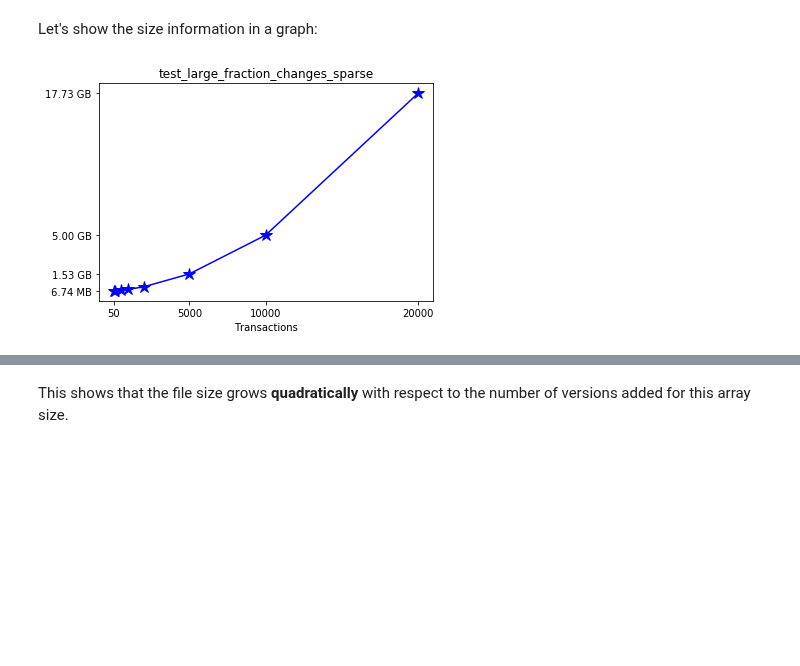
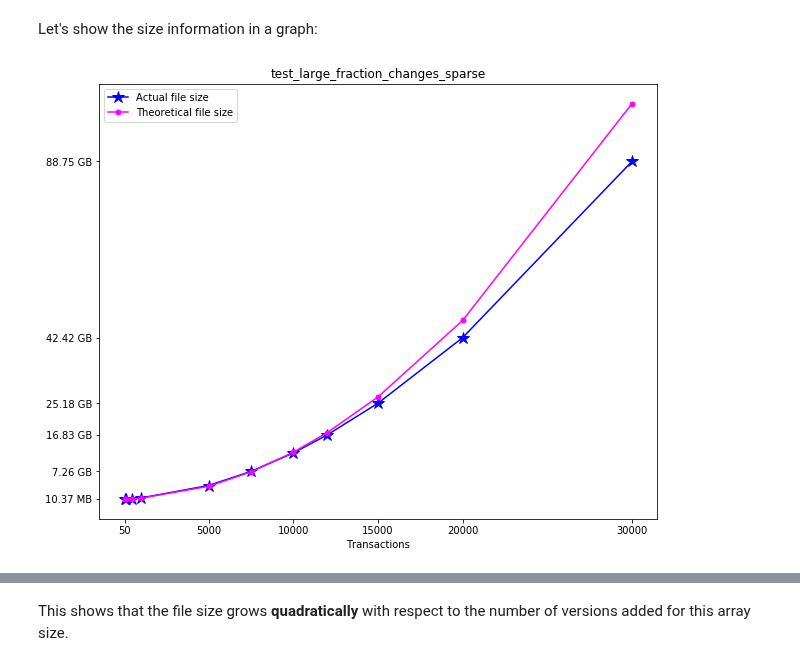
Before and after one commit to deshaw/versioned-hdf5, a Jupyter notebook: analysis/Test - File sizes (fixed array size).ipynb, the cells around one changed output, grey strips where cells are left out. Cells and saved outputs as stored; diff of their text form; code cells hidden in the pictures; blank space fills up the shorter version.

Commit message:
Added info on lower bound for test_large_fractions_sparse to file sizes notebook. Added deterministic version of data generation.

```diff
--- a/analysis/Test - File sizes (fixed array size).ipynb
+++ b/analysis/Test - File sizes (fixed array size).ipynb
@@ -74,7 +75,7 @@ testname = "test_large_fraction_changes_sparse"
 # %% [markdown]
 We have tested the following numbers of versions (or transactions):
 # %%
-num_transactions_1 = [50, 100, 500, 1000, 2000, 5000, 10000, 20000]
+num_transactions_1 = [50, 100, 500, 1000, 5000, 7500, 10000, 12000, 15000, 20000, 30000]
 # %%
 tests = []
 for t in num_transactions_1:
@@ -96,10 +96,12 @@ Note that the array size also grows as the number of versions grows:
 # %%
-print("Array sizes:")
 for test in tests:
     lengths = []
+    total_size = 0
     for vname in test['data']._versions:
         if vname != '__first_version__':
             version = test['data'][vname]
             group_key = list(version.keys())[0]
             lengths.append(len(version[group_key]['val']))
-    print(f"File with {test['num_transactions']}: min = {min(lengths)}, max = {max(lengths)}")
+            total_size += len(version[group_key]['val'])
+    test['theoretical_sizes'] = 24*total_size
+    print(f"Maximum array size for file with {test['num_transactions']}: {max(lengths)}")
@@ -118,7 +134,7 @@ File with 20000: min = 5000, max = 215739
 # %%
 test_large_fraction_changes_sparse = []
 for test in tests:
-    test_large_fraction_changes_sparse.append(dict((k, test[k]) for k in ['num_transactions', 'filename', 'size', 'size_label']))
+    test_large_fraction_changes_sparse.append(dict((k, test[k]) for k in ['num_transactions', 'filename', 'size', 'size_label', 'theoretical_sizes']))
 # %% [markdown]
 Just for the sake of reproducibility, we'll pickle the filesizes for these tests so we can recover them later:
 # %%
@@ -132,17 +148,19 @@ Let's show the size information in a graph:
 # %%
 filesizes_1 = np.array([test['size'] for test in test_large_fraction_changes_sparse])
 sizelabels_1 = np.array([test['size_label'] for test in test_large_fraction_changes_sparse])
+tsizes_1 = np.array([test['theoretical_sizes'] for test in test_large_fraction_changes_sparse])
 # %%
-fig_large_fraction_changes = plt.figure()
-plt.plot(num_transactions_1, filesizes_1, 'b')
-plt.plot(num_transactions_1, filesizes_1, 'b*', ms=12)
-plt.xticks([50, 5000, 10000, 20000])
+fig_large_fraction_changes = plt.figure(figsize=(10,8))
+plt.plot(num_transactions_1, filesizes_1, '*-', ms=12, color='blue', label="Actual file size")
+plt.plot(num_transactions_1, tsizes_1, 'o-', ms=5, color='magenta', label="Theoretical file size")
+plt.xticks([50, 5000, 10000, 15000, 20000, 30000])
 plt.xlabel("Transactions")
 plt.title("test_large_fraction_changes_sparse")
-plt.yticks(filesizes_1[[0, 5, 6, 7]], sizelabels_1[[0, 5, 6, 7]])
+plt.legend()
+plt.yticks(filesizes_1[[0, 5, 7, 8, 9, 10]], sizelabels_1[[0, 5, 7, 8, 9, 10]])
 plt.show()
 # %% [output]
-[figure, old version]
+[figure, new version]
 # %% [markdown]
 ## Test 1: Large Fraction Changes (Sparse)
 
```
Also changed, not shown: parts of 13 cells of this notebook, 1 other file.
